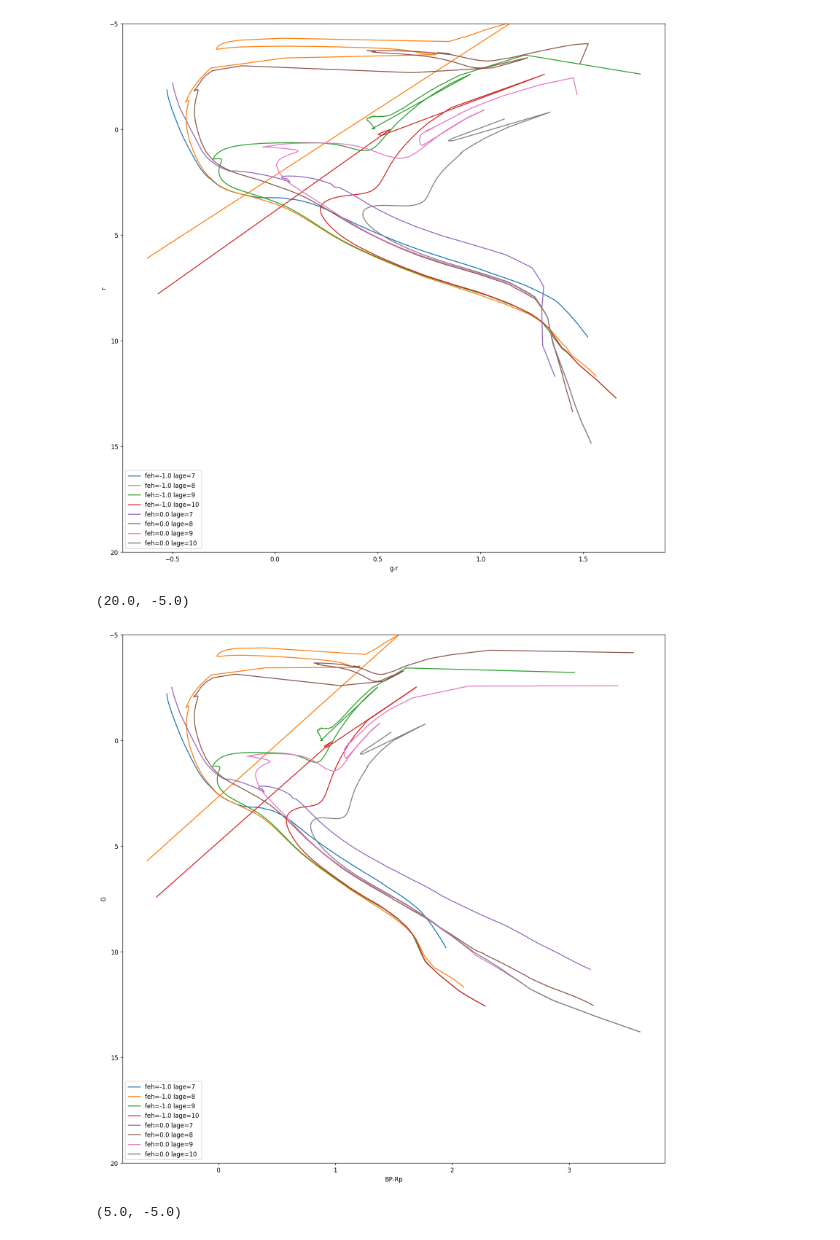
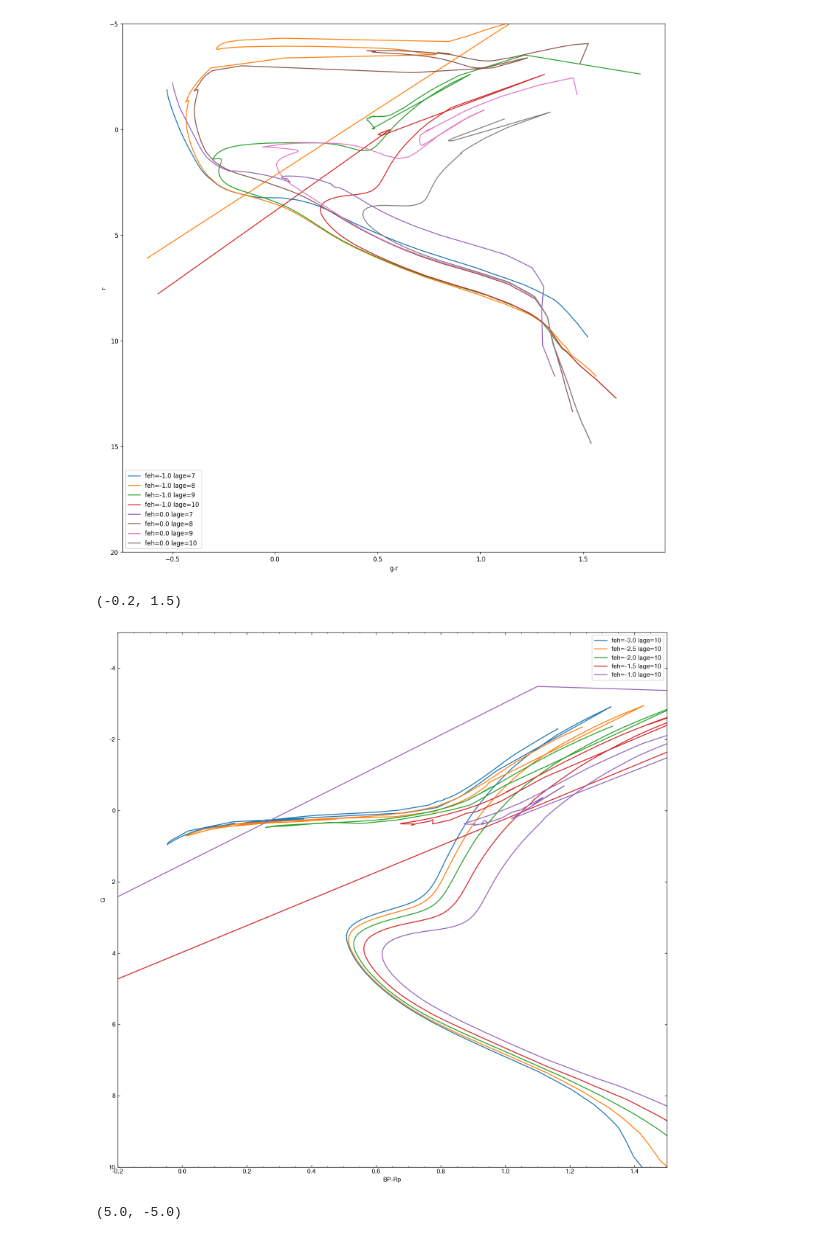
Before and after one commit to segasai/minimint, a Jupyter notebook: examples/Example.ipynb, the cells around one changed output. Drawn from its saved outputs; the diff is of its cells as text; code cells hidden in the pictures.

```diff
--- a/examples/Example.ipynb
+++ b/examples/Example.ipynb
@@ -33,19 +33,22 @@ plt.ylim(20, -5)
 (20.0, -5.0)
 [figure]
 # %%
+massgrid = .85-0.75*10**np.linspace(-4,0, 200000)
+
 fig = plt.figure(figsize=(16, 16), dpi=120)
-for feh in fehgrid:
-    for lage in logagegrid:
+for feh in [-3,-2.5,-2,-1.5,-1]:
+    for lage in [10.1]:
         iso = ii(massgrid, lage, feh)
         plt.plot(iso['Gaia_BP_EDR3']-iso['Gaia_RP_EDR3'], iso['Gaia_G_EDR3'],
                  label='feh=%.1f lage=%d' % (feh, lage))
 plt.legend()
 plt.xlabel('BP-Rp')
 plt.ylabel('G')
-plt.ylim(20, -5)
+plt.ylim(10, -5)
+plt.xlim(-.2,1.5)
 # %% [output]
-(20.0, -5.0)
+(-0.2, 1.5)
-[figure, old version]
+[figure, new version]
 # %%
 # Compute the evolutionary track
 
```
